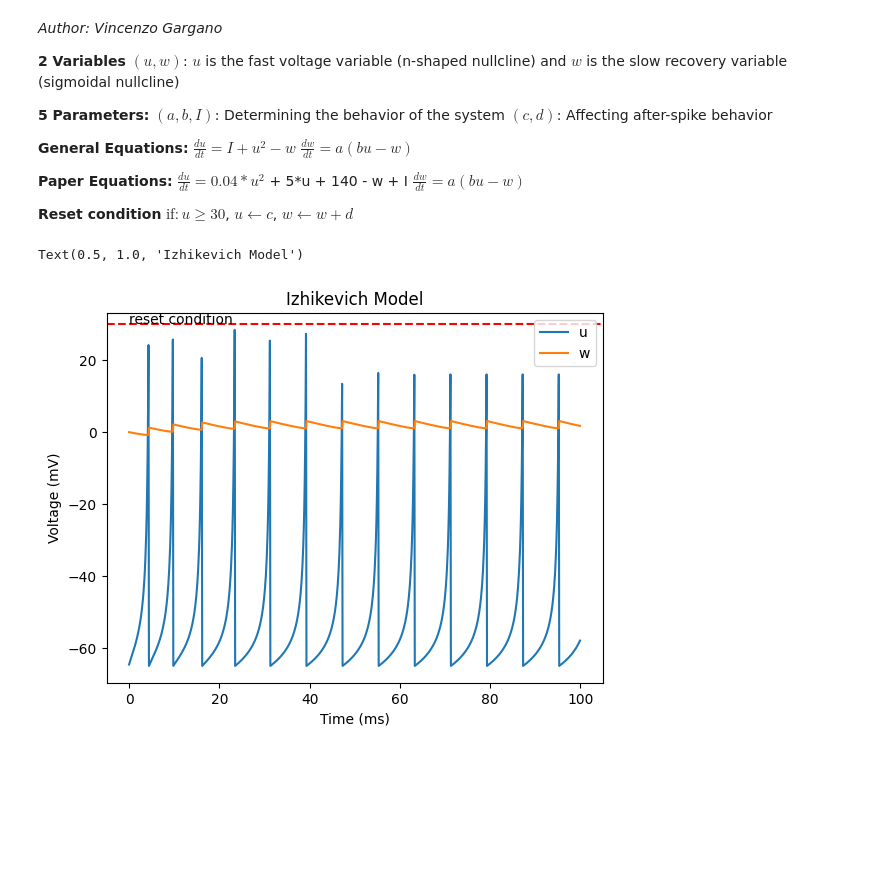
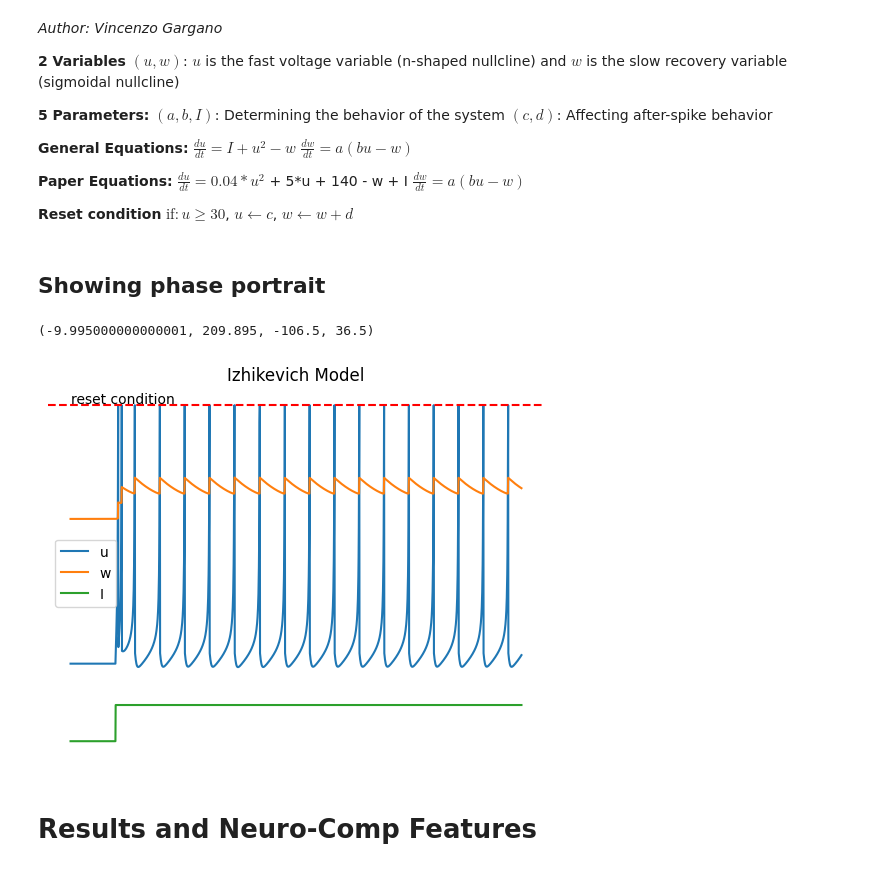
Before and after one commit to U-n-Own/UniversityNotes, a Jupyter notebook: Assignments/ComputationalNeuroscience/FirstAssignment/izhikevich_simulation.ipynb, the cells around one changed output. Drawn from its saved outputs; the diff is of its cells as text; code cells hidden in the pictures; blank space fills up the shorter version.

Commit message:
izhikevich model added some simulation

```diff
--- a/Assignments/ComputationalNeuroscience/FirstAssignment/izhikevich_simulation.ipynb
+++ b/Assignments/ComputationalNeuroscience/FirstAssignment/izhikevich_simulation.ipynb
@@ -26,14 +26,29 @@ import numpy as np
 from izhikevich_model import *
 import matplotlib.pyplot as plt
 # %%
-T = 1000
-I = np.full(T, 20)
+T = 2000
+T1 = 200
+I = np.zeros(T)
+
+current_input = 14
+
+#I = np.full(T, 20)
+
+# current is 0 the first 200 and 14 until the end
+I[:T1] = 0
+I[T1:] = np.full(T-T1, current_input)
+
 # make current I go from -20 to 0
 #I[:T//2] = -20 + 20*np.arange(T//2)/T
 
-izhikevich = IzhikevichModel(a = 0.02, b = 0.2, c = -65, d = 2, I = I, u = -65)
+# cosine current
+#I = 20*np.cos(np.arange(T)/T*40*np.pi)
+
+izhikevich = IzhikevichModel(a = 0.02, b = 0.2, c = -65, d = 6, I = I, u = -70, w = 0.2*-70)
 
 #izhikevich_bursting = IzhikevichModel()
 # %%
 # plot the behavior of the model
-t, u, w = izhikevich.simulate(T=T, I=I)
+t, u, w, spikes = izhikevich.simulate(T=T, I=I)
+# %% [markdown]
+## Showing phase portrait
@@ -40,15 +115,24 @@ t, u, w = izhikevich.simulate(T=T, I=I)
 # %%
 # plot the behavior of the model
+# create subplot
+
 plt.plot(t, u, label='u')
 plt.plot(t, w, label='w')
 plt.xlabel('Time (ms)')
 # red horizontal line at 30mV and text saying reset condition
 plt.axhline(y=30, color='r', linestyle='--')
-plt.text(0, 30, 'reset condition')
+plt.text(0, 31, 'reset condition')
+
+# plot current
+plt.plot(t, I-100, label='I')
 
 plt.ylabel('Voltage (mV)')
 plt.legend()
 plt.title('Izhikevich Model')
+
+plt.axis('off')
 # %% [output]
-Text(0.5, 1.0, 'Izhikevich Model')
+(-9.995000000000001, 209.895, -106.5, 36.5)
-[figure, old version]
+[figure, new version]
+# %% [markdown]
+# Results and Neuro-Comp Features
```
Also changed, not shown: parts of 30 cells of this notebook, 1 other file.
